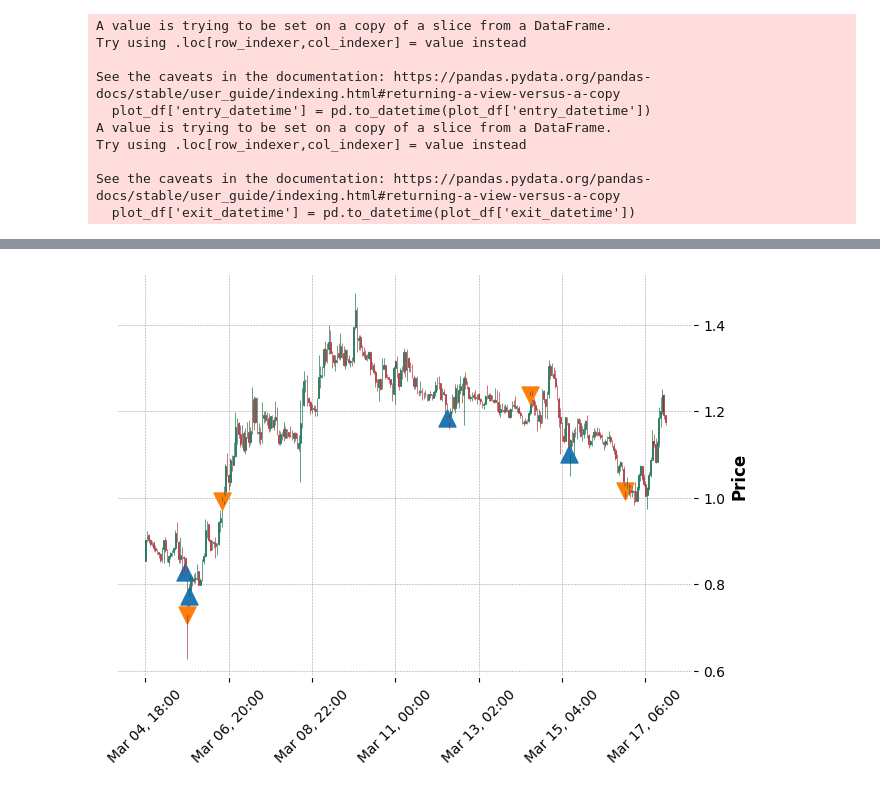
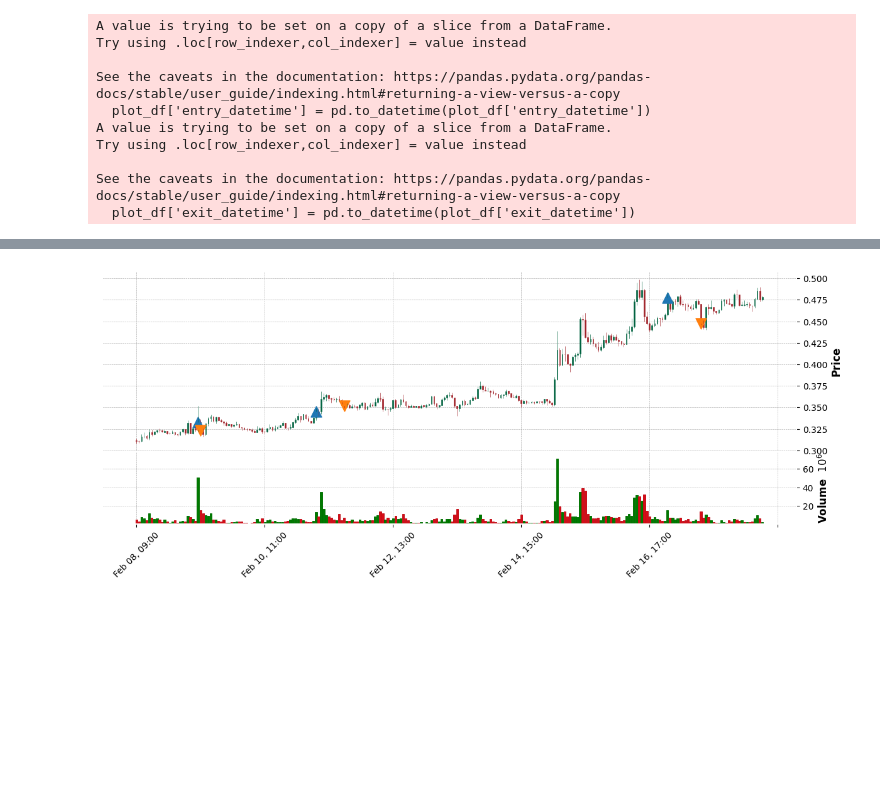
Before and after one commit to kevinyin9/screener, a Jupyter notebook: test.ipynb, the cells around one changed output, grey strips where cells are left out. Drawn from its saved outputs; the diff is of its cells as text; code cells hidden in the pictures; blank space fills up the shorter version.

```diff
--- a/test.ipynb
+++ b/test.ipynb
@@ -221,7 +261,7 @@ import os
 import mplfinance as mpf
 import matplotlib.pyplot as plt
 
-target_symbol = 'AGIXUSDT'
+target_symbol = 'CHRUSDT'
 plot_df = result_df[result_df['symbol'] == target_symbol]
 # print(plot_df)
 plot_df['entry_datetime'] = pd.to_datetime(plot_df['entry_datetime'])
@@ -243,8 +283,12 @@ print(target_symbol_df)
 # Filter target symbol data
 # first_trade_entry = plot_df['entry_datetime'].min()
 # last_trade_exit = plot_df['exit_datetime'].max()
-first_trade_entry = plot_df['entry_datetime'].iloc[5]
-last_trade_exit = plot_df['exit_datetime'].iloc[8]
+end_idx = len(plot_df['entry_datetime']) - 1
+first_trade_entry = plot_df['entry_datetime'].iloc[1]
+last_trade_exit = plot_df['exit_datetime'].iloc[3]
+
+# last_trade_exit = plot_df['exit_datetime'].iloc[end_idx]
+
 
 # start_date = first_trade_entry - pd.Timedelta(hours=48)
 # end_date = first_trade_entry + pd.Timedelta(hours=48)
@@ -273,7 +317,9 @@ print(candlestick_df['exit_price'].to_list())
 entry_subplot = mpf.make_addplot(candlestick_df['entry_price'].to_list(), type='scatter', markersize=150, marker='^')
 exit_subplot = mpf.make_addplot(candlestick_df['exit_price'].to_list(), type='scatter', markersize=150, marker='v')
 # print(candlestick_df.to_string())
-mpf.plot(candlestick_df, type='candle', style='charles', addplot=[entry_subplot, exit_subplot])
+# fig = mpf.figure(figsize=(20, 3))
+# ax = fig.add_subplot(1, 1, 1)
+mpf.plot(candlestick_df, type='candle', style='charles', addplot=[entry_subplot, exit_subplot], figratio=(8, 3), volume=True)
 # for index, row in plot_df.iterrows():
 #     if row['symbol'] == target_symbol:
 #         entry_datetime = row['entry_datetime']
@@ -324,4 +370,4 @@ datetime
-[figure, old version]
+[figure, new version]
 # %%
 # 做多 同時空最弱的
 def get_weakest_n(n):
```
Also changed, not shown: parts of 4 cells of this notebook, 3 other files.
